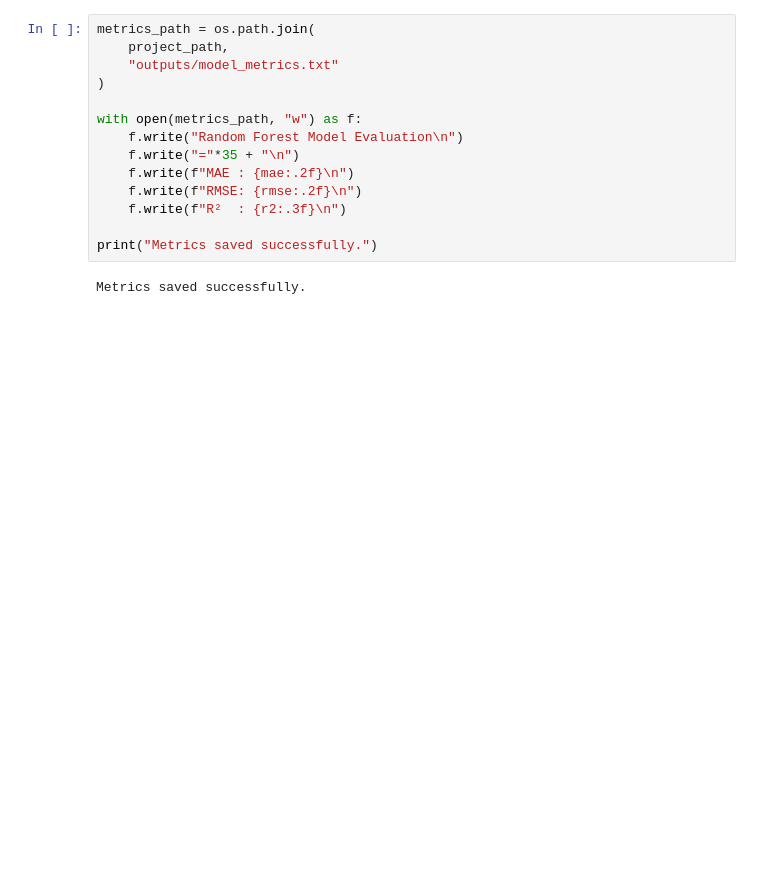
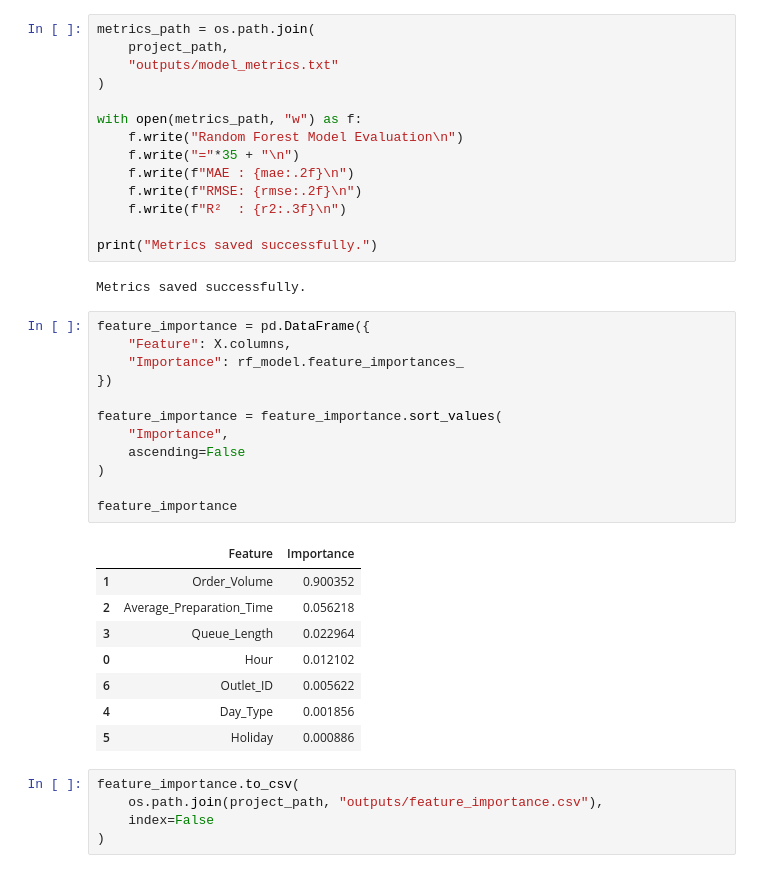
Before and after one commit to Rukshana-S/mcd-staffing-demand-prediction, a Jupyter notebook: Restaurant_Staffing_Analysis.ipynb, the cells around one changed output. Saved outputs shown, nothing was run; the diff lists cells and outputs as text; blank space fills up the shorter version.

```diff
--- a/Restaurant_Staffing_Analysis.ipynb
+++ b/Restaurant_Staffing_Analysis.ipynb
@@ -518,3 +518,29 @@ with open(metrics_path, "w") as f:
 print("Metrics saved successfully.")
 # %% [output]
 Metrics saved successfully.
+# %%
+feature_importance = pd.DataFrame({
+    "Feature": X.columns,
+    "Importance": rf_model.feature_importances_
+})
+
+feature_importance = feature_importance.sort_values(
+    "Importance",
+    ascending=False
+)
+
+feature_importance
+# %% [output]
+|  | Feature | Importance |
+| 1 | Order_Volume | 0.900352 |
+| 2 | Average_Preparation_Time | 0.056218 |
+| 3 | Queue_Length | 0.022964 |
+| 0 | Hour | 0.012102 |
+| 6 | Outlet_ID | 0.005622 |
+| 4 | Day_Type | 0.001856 |
+| 5 | Holiday | 0.000886 |
+# %%
+feature_importance.to_csv(
+    os.path.join(project_path, "outputs/feature_importance.csv"),
+    index=False
+)
```
Also changed, not shown: parts of 1 cell of this notebook.
